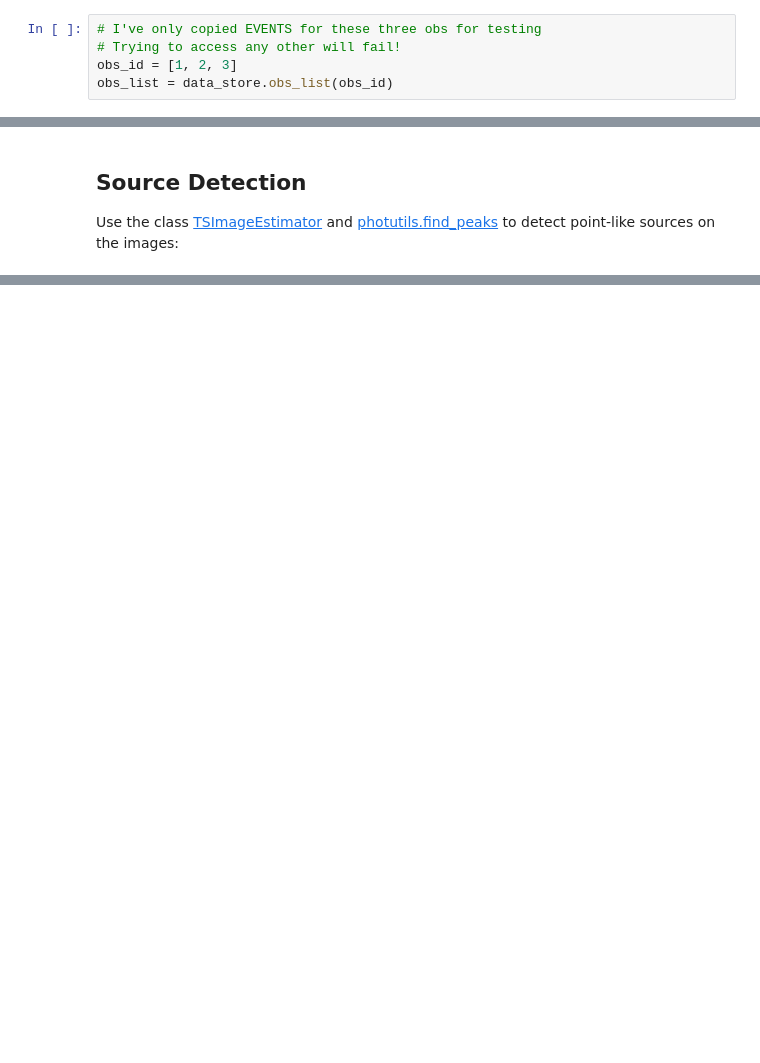
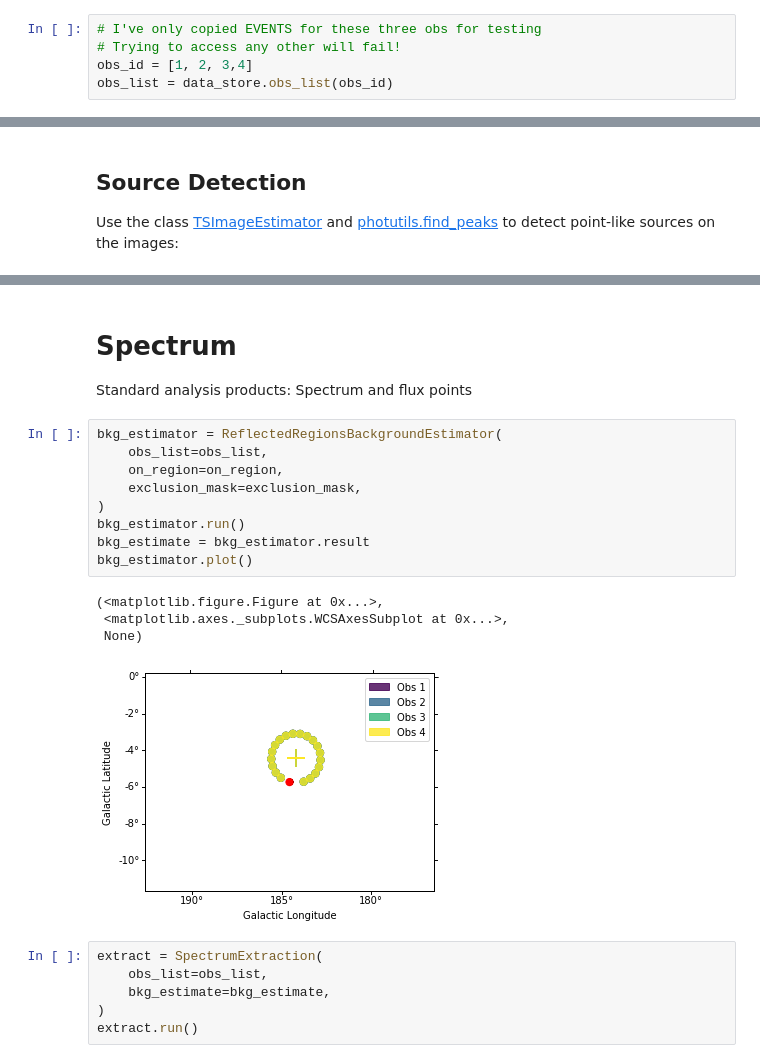
Before and after one commit to HESOFTS/sexten_2017, a Jupyter notebook: simulation/cta_data_analysis.ipynb, the cells around one changed output, grey strips where cells are left out. Drawn from its saved outputs; the diff is of its cells as text; blank space fills up the shorter version.

Commit message:
Minor changes to fix Dataset creation. on/off region, background and spectrum

```diff
--- a/simulation/cta_data_analysis.ipynb
+++ b/simulation/cta_data_analysis.ipynb
@@ -85,7 +117,7 @@ data_store.obs_table[::1][obs_colnames]
 # %%
 # I've only copied EVENTS for these three obs for testing
 # Trying to access any other will fail!
-obs_id = [1, 2, 3]
+obs_id = [1, 2, 3,4]
 obs_list = data_store.obs_list(obs_id)
 # %%
 data_store.obs_table.select_obs_id(obs_id)[obs_colnames]
@@ -207,0 +308,24 @@ plt.gca().scatter(
+# %% [markdown]
+# Spectrum
+
+Standard analysis products: Spectrum and flux points
+# %%
+bkg_estimator = ReflectedRegionsBackgroundEstimator(
+    obs_list=obs_list,
+    on_region=on_region,
+    exclusion_mask=exclusion_mask,
+)
+bkg_estimator.run()
+bkg_estimate = bkg_estimator.result
+bkg_estimator.plot()
+# %% [output]
+(<matplotlib.figure.Figure at 0x...>,
+ <matplotlib.axes._subplots.WCSAxesSubplot at 0x...>,
+ None)
+[figure, added]
+# %%
+extract = SpectrumExtraction(
+    obs_list=obs_list,
+    bkg_estimate=bkg_estimate,
+)
+extract.run()
```
Also changed, not shown: parts of 25 cells of this notebook, 2 other files.
